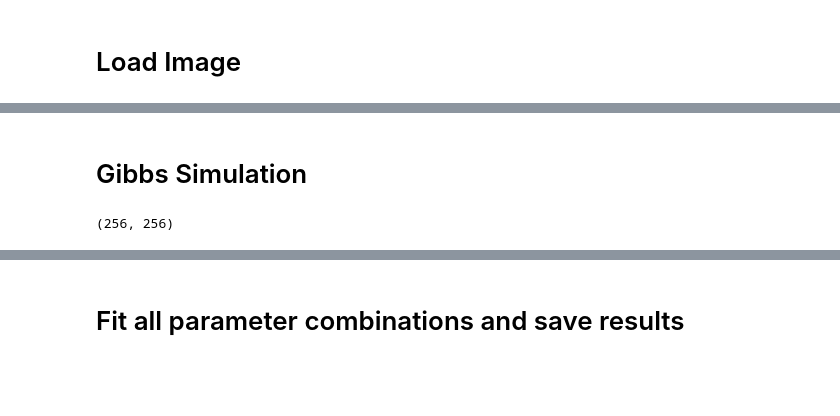
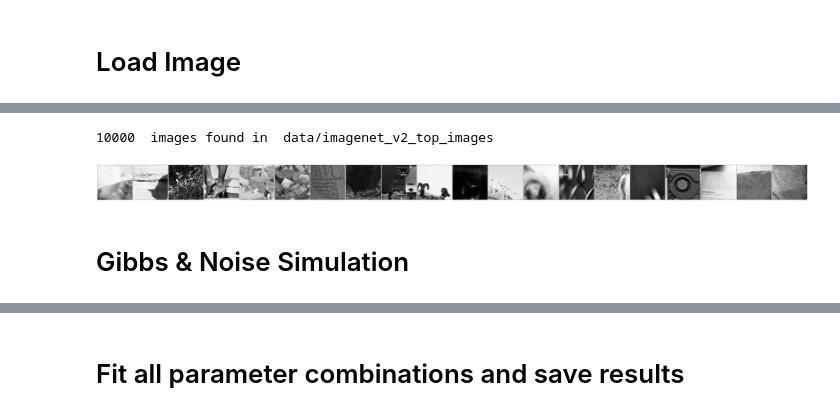
Before and after one commit to jkbg/DiffusionMRI, a Jupyter notebook: gridsearch.ipynb, the cells around one changed output, grey strips where cells are left out. Saved outputs shown, nothing was run; the diff lists cells and outputs as text; code cells hidden in the pictures; blank space fills up the shorter version.

```diff
--- a/gridsearch.ipynb
+++ b/gridsearch.ipynb
@@ -26,2 +29,15 @@ num GPUs 1
+# %%
+number_of_images = 20
+image_path = 'data/imagenet_v2_top_images'
+image_dimensions = [100, 100 , 1]
+
+k_factor = 0.15
+pf_factor = 1.0
+snr = 32
+
+model_types = ['deep']
+input_shapes = [[12, 12], [14, 14]]
+numbers_of_layers = [4, 6]
+numbers_of_hidden_channels = [40, 48]
 # %% [markdown]
 # Load Image
@@ -36,2 +44,9 @@ Number of Images: 10000 in data/imagenet_v2_top_images
+# %%
+target_images = get_images(image_path, number_of_images, image_dimensions[0])
+plot_image_grid(target_images, ncols = number_of_images)
+plt.show()
+# %% [output]
+10000  images found in  data/imagenet_v2_top_images
+[figure, added]
 # %% [markdown]
-# Gibbs Simulation
+# Gibbs & Noise Simulation
@@ -43,6 +52,0 @@ def scale_image(image):
-# %%
-image_dimensions = original_images[0].shape
-print(image_dimensions)
-cropped_size = (100, 100)
-# %% [output]
-(256, 256)
```
Also changed, not shown: parts of 16 cells of this notebook, 4 other files.
